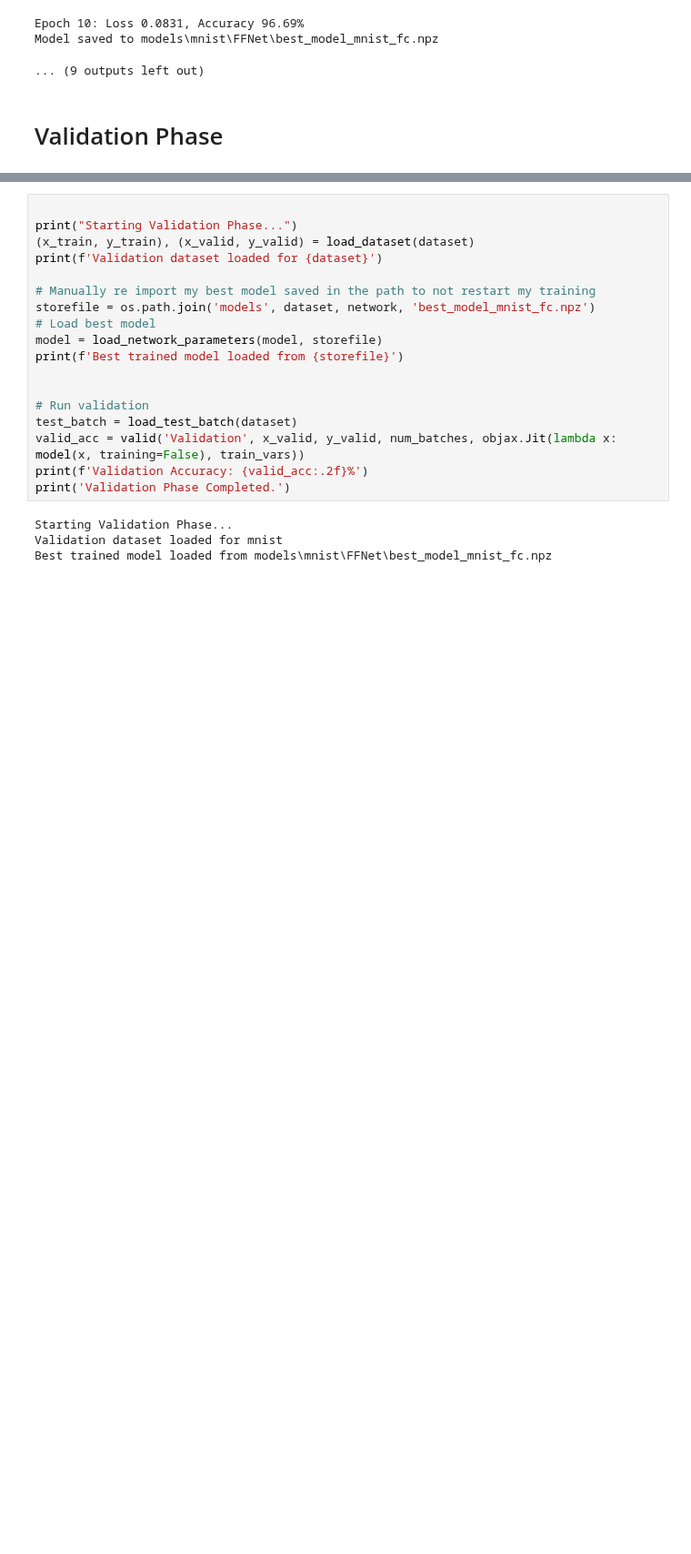
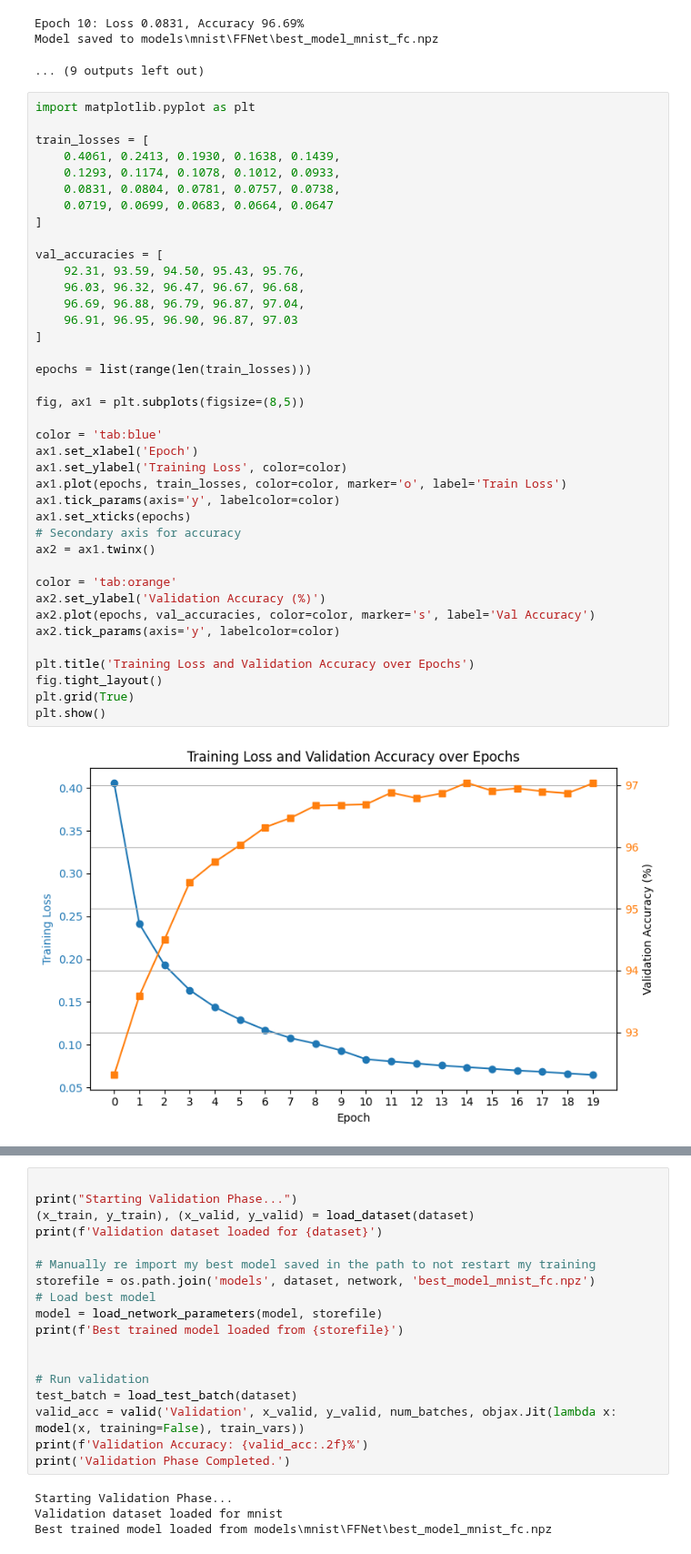
Before and after one commit to oumnia-boudersa/Handcrafted-Backdoors-in-Deep-Neural-Networks-Implementation, a Jupyter notebook: fc.ipynb, the cells around one changed output, grey strips where cells are left out. Shown at 91% size. Saved outputs shown, nothing was run; the diff lists cells and outputs as text; blank space fills up the shorter version.

Commit message:
update with visualisations

```diff
--- a/fc.ipynb
+++ b/fc.ipynb
@@ -178,5 +178,44 @@ Updated learning rate: 0.0500
 Epoch 10: Loss 0.0831, Accuracy 96.69%
 Model saved to models\mnist\FFNet\best_model_mnist_fc.npz
 ... (9 outputs left out)
-# %% [markdown]
-# Validation Phase
+# %%
+import matplotlib.pyplot as plt
+
+train_losses = [
+    0.4061, 0.2413, 0.1930, 0.1638, 0.1439,
+    0.1293, 0.1174, 0.1078, 0.1012, 0.0933,
+    0.0831, 0.0804, 0.0781, 0.0757, 0.0738,
+    0.0719, 0.0699, 0.0683, 0.0664, 0.0647
+]
+
+val_accuracies = [
+    92.31, 93.59, 94.50, 95.43, 95.76,
+    96.03, 96.32, 96.47, 96.67, 96.68,
+    96.69, 96.88, 96.79, 96.87, 97.04,
+    96.91, 96.95, 96.90, 96.87, 97.03
+]
+
+epochs = list(range(len(train_losses)))
+
+fig, ax1 = plt.subplots(figsize=(8,5))
+
+color = 'tab:blue'
+ax1.set_xlabel('Epoch')
+ax1.set_ylabel('Training Loss', color=color)
+ax1.plot(epochs, train_losses, color=color, marker='o', label='Train Loss')
+ax1.tick_params(axis='y', labelcolor=color)
+ax1.set_xticks(epochs)
+# Secondary axis for accuracy
+ax2 = ax1.twinx()
+
+color = 'tab:orange'
+ax2.set_ylabel('Validation Accuracy (%)')
+ax2.plot(epochs, val_accuracies, color=color, marker='s', label='Val Accuracy')
+ax2.tick_params(axis='y', labelcolor=color)
+
+plt.title('Training Loss and Validation Accuracy over Epochs')
+fig.tight_layout()
+plt.grid(True)
+plt.show()
+# %% [output]
+[figure, added]
```
Also changed, not shown: parts of 10 cells of this notebook.
